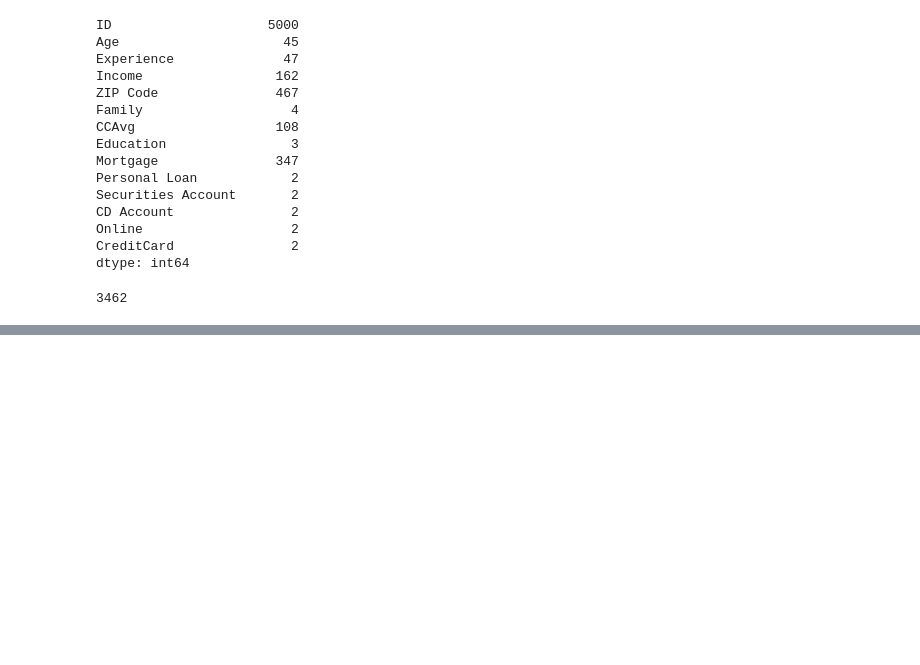
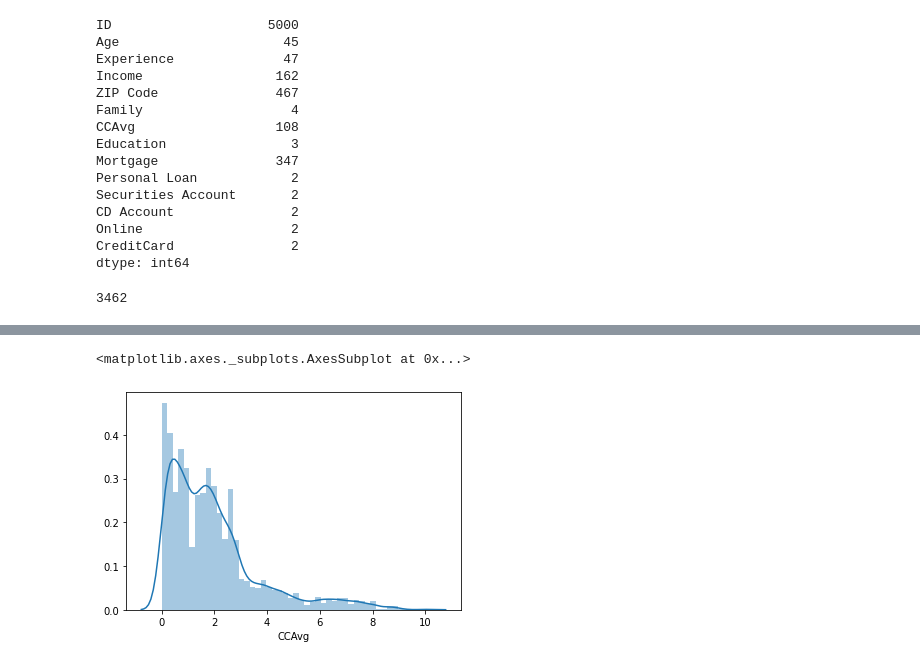
Before and after one commit to SAI-CHANDRA415/ML-INTERNSHIP, a Jupyter notebook: MLINTERN.ipynb, the cells around one changed output, grey strips where cells are left out. Cells and saved outputs as stored; diff of their text form; code cells hidden in the pictures; blank space fills up the shorter version.

```diff
--- a/MLINTERN.ipynb
+++ b/MLINTERN.ipynb
@@ -171,0 +212,5 @@ plt.show
+# %%
+sns.distplot(dataset['CCAvg'])
+# %% [output]
+<matplotlib.axes._subplots.AxesSubplot at 0x...>
+[figure, added]
```
Also changed, not shown: parts of 20 cells of this notebook.
